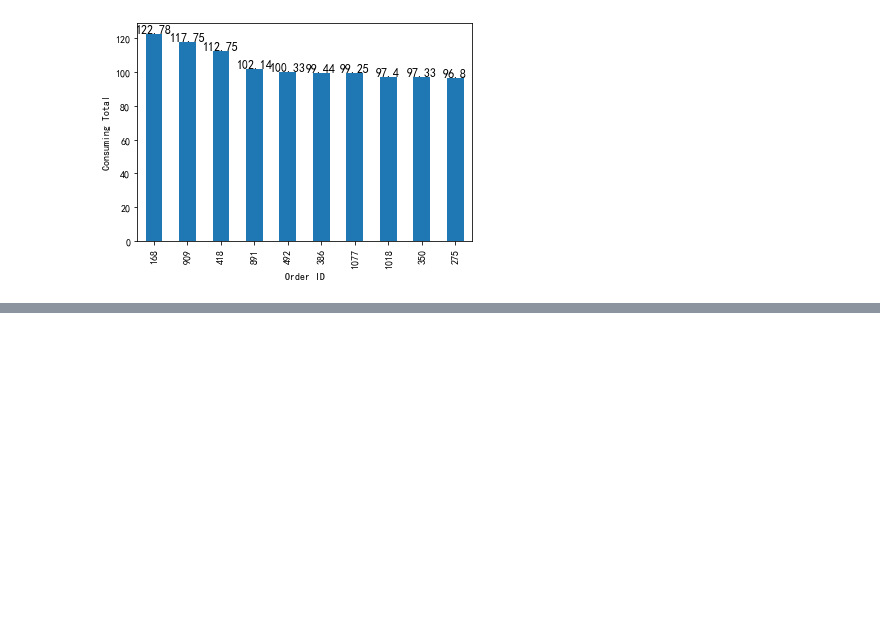
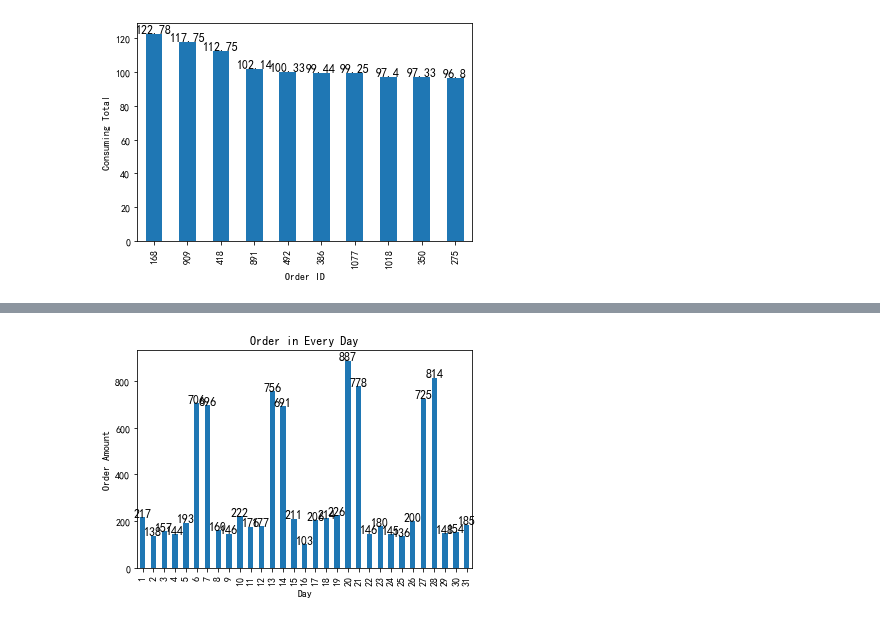
Before and after one commit to YJJCA/5PythonProject, a Jupyter notebook: restaurant/restaurant.ipynb, the cells around one changed output, grey strips where cells are left out. Saved outputs shown, nothing was run; the diff lists cells and outputs as text; code cells hidden in the pictures; blank space fills up the shorter version.

```diff
--- a/restaurant/restaurant.ipynb
+++ b/restaurant/restaurant.ipynb
@@ -113,0 +128,12 @@ for i, v in enumerate(sort_average['average'][:10]):
+# %%
+data['day'] = data['time'].map(lambda x:x.day)
+group_by_day = data.groupby(by = 'day').count()['daycount']
+group_by_day.plot(kind = 'bar')
+plt.xlabel('Day')
+plt.ylabel('Order Amount')
+plt.title('Order in Every Day')
+
+for i, v in enumerate(group_by_day):
+    plt.text(i, v+0.5, str(v), color='black', fontweight='bold', ha='center',fontsize=12)
+# %% [output]
+[figure, added]
```
Also changed, not shown: parts of 2 cells of this notebook.
